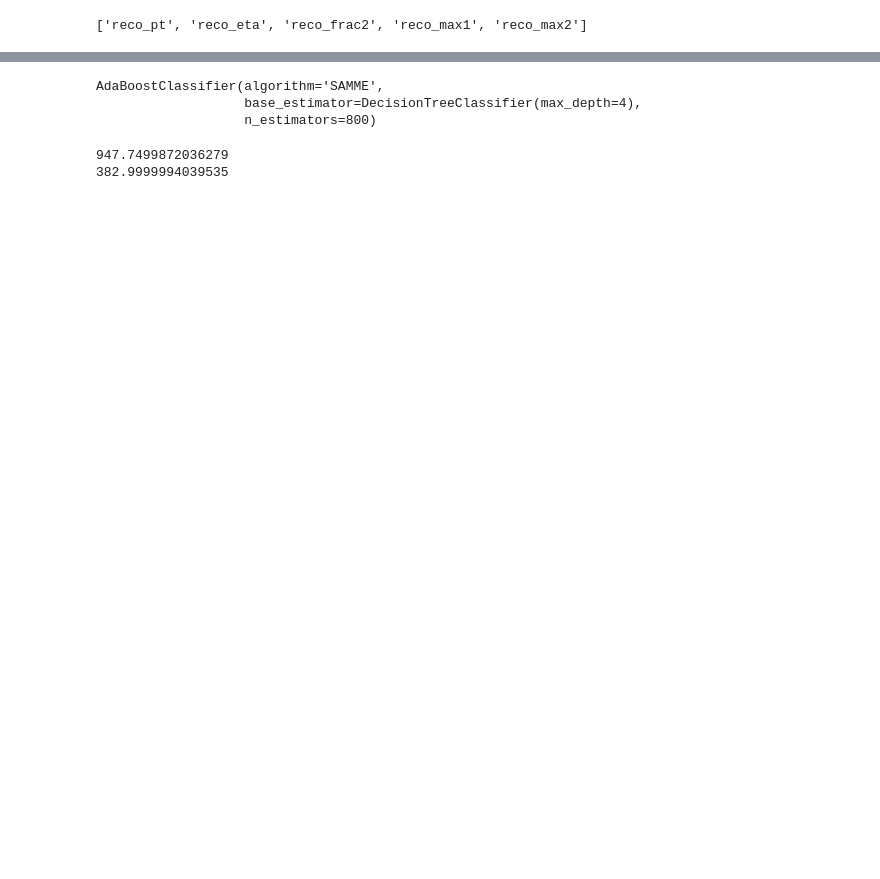
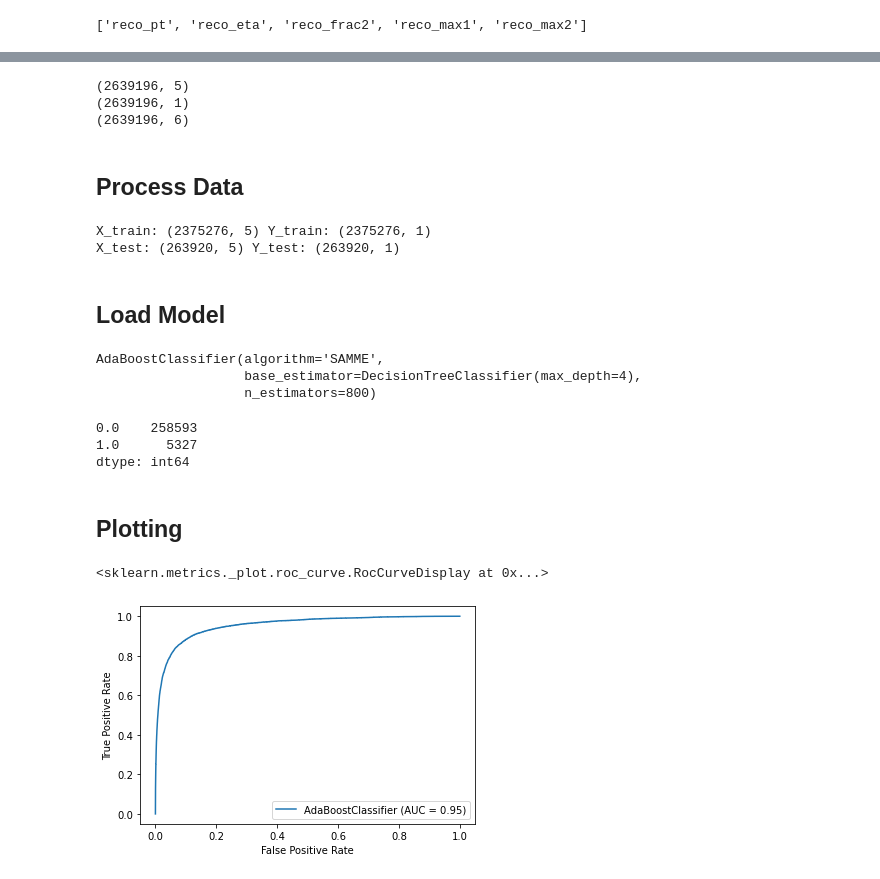
Before and after one commit to vladov3000/TauLeptonClassifier, a Jupyter notebook: exploration.ipynb, the cells around one changed output, grey strips where cells are left out. Saved outputs shown, nothing was run; the diff lists cells and outputs as text; code cells hidden in the pictures; blank space fills up the shorter version.

```diff
--- a/exploration.ipynb
+++ b/exploration.ipynb
@@ -95,10 +76,43 @@ Train: 96.68% Val: 3.32%
+# %%
+print(X.shape)
+print(Y.shape)
+print(np.concatenate((X, Y), axis=1).shape)
+# %% [output]
+(2639196, 5)
+(2639196, 1)
+(2639196, 6)
+# %% [markdown]
+## Process Data
+# %%
+def split_data(X, Y, test_percent=0.1):
+    """returns X_train, Y_train, X_test, Y_test """
+    total = np.concatenate((X, Y), axis=1)
+    np.random.shuffle(total)
+    n_X = (int) ((1 - test_percent) * total.shape[0])
+
+    X_train = total[:n_X, :-1]
+    X_test = total[n_X:, :-1]
+
+    Y_train = total[:n_X, -1][np.newaxis].transpose()
+    Y_test = total[n_X:, -1][np.newaxis].transpose()
+
+    return X_train, Y_train, X_test, Y_test
+# %%
+X_train, Y_train, X_test, Y_test = split_data(X, Y)
+print(f"X_train: {X_train.shape} Y_train: {Y_train.shape}")
+print(f"X_test: {X_test.shape} Y_test: {Y_test.shape}")
+# %% [output]
+X_train: (2375276, 5) Y_train: (2375276, 1)
+X_test: (263920, 5) Y_test: (263920, 1)
+# %% [markdown]
+## Load Model
 # %%
 def open_model(filename):
     """ Returns sklearn stored in pickle file."""
-    with open(tree_filename, 'rb') as f:
+    with open(filename, 'rb') as f:
         return pickle.load(f)
 # %%
-model = open_model("params5_trees800_depth4.pkl")
+model = open_model("params17_trees800_depth4.pkl")
 model
 # %% [output]
 AdaBoostClassifier(algorithm='SAMME',
@@ -113,6 +120,0 @@ def get_max_error(Y, Y_hat):
-# %%
-print(get_max_error(test_Y, test_Y_hat))
-print(get_max_error(train_Y, train_Y_hat))
-# %% [output]
-947.7499872036279
-382.9999994039535
@@ -118,0 +123,13 @@ print(get_max_error(train_Y, train_Y_hat))
+# %%
+pd.Series(Y_train_h).value_counts()
+# %% [output]
+0.0    258593
+1.0      5327
+dtype: int64
+# %% [markdown]
+## Plotting
+# %%
+sklearn.metrics.plot_roc_curve(model, X_test, Y_test)
+# %% [output]
+<sklearn.metrics._plot.roc_curve.RocCurveDisplay at 0x...>
+[figure, added]
```
Also changed, not shown: parts of 10 cells of this notebook.
